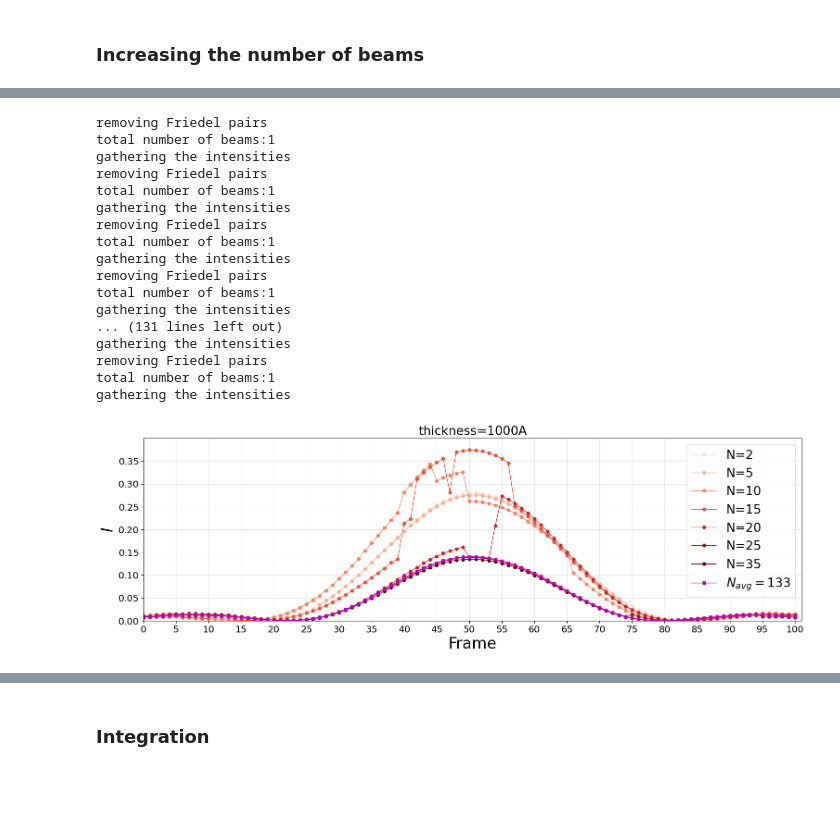
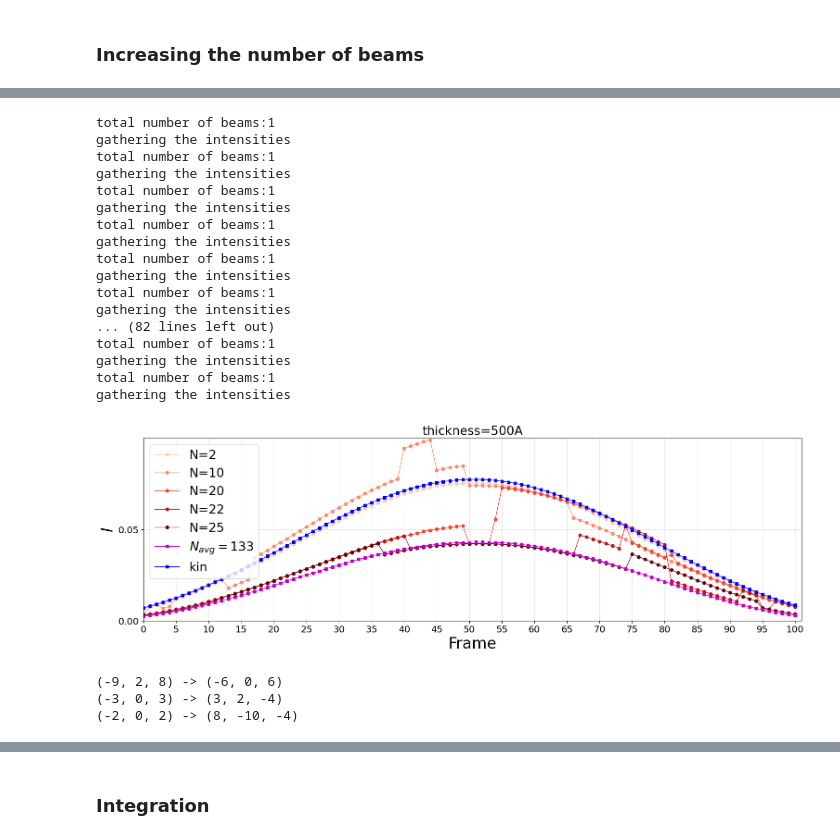
Before and after one commit to ccp4/ED_studies, a Jupyter notebook: bloch_kinematic/N-beam.ipynb, the cells around one changed output, grey strips where cells are left out. Cells and saved outputs as stored; diff of their text form; code cells hidden in the pictures; blank space fills up the shorter version.

```diff
--- a/bloch_kinematic/N-beam.ipynb
+++ b/bloch_kinematic/N-beam.ipynb
@@ -230,0 +286,5 @@ for hs in hs_:
+# %%
+### locate a reflection from coordinates
+x,y = 1.8e-5,6e-5
+i=np.sqrt(0*(df.Ikins-x)**2 + (df.Idyns-y)**2 ).argmin()
+df.iloc[i].name
@@ -230,0 +304,15 @@ for hs in hs_:
+# %%
+
+rock=ut.load_pkl(rock_file('Nbeam'))
+hklf=rock.get_full_refl(Swm=0.0045)
+
+thicks=rock.load(0).z
+Rfactors=np.zeros(thicks.shape)
+Ikin = lambda sw,t,xi_g:((np.pi*t/xi_g)*np.sinc(np.array(sw)*t))**2
+
+for i,t in enumerate(thicks):
+    iZs,nzs=rock._get_iZs(iZs=None,zs=[t])
+    Idyns = np.array([rock.Iz_dyn[h][iZs[0]] for h in hklf])
+    Ikins = np.abs([integrate.trapz(Ikin(sw,t,xi_g),sw) for xi_g,sw in zip(df.xi_g,rock.beams.loc[hklf,'Sw']) ])
+    Rfactors[i]=np.abs(Idyns-Ikins).sum()/Ikins.sum()*100
+    # print('t=%d, Rfactor=%.1f' %(t,Rfactors[i]))
@@ -260,6 +354,13 @@ all_beams = [rock__505.load(i).df_G.sort_values('Swa')[['Sw','Uga','xi_g']] for
 rock__505=ut.load_pkl(rock_file(name))
 # rock__50_5.do('_set_beams_vs_thickness',verbose=False, thicks=np.arange(100,10001,100),v=False)
 # print('plot')
-zs = [2000,3000,4000,5000,6000]
-rock__505.plot_rocking(refl=[h],zs=zs,figsize=figs,xylims=['y',0,1]);#,name='figs/rock_%s_%s.png' %(name,rep(h)),opt='sc')
+h=str((-5,0,5))
+zs = [5000]
+t=zs[0]
+sw=rock.beams.loc[h].Sw
+xi_g=np.real(df_Fhkl.loc[h].xi_g);print(xi_g)
+Ikin = ((np.pi*t/xi_g)*np.sinc(np.array(sw)*t))**2
+
+fig,ax=rock__505.plot_rocking(refl=[h],zs=zs,figsize=figs)#,xylims=['y',0,1]);#,name='figs/rock_%s_%s.png' %(name,rep(h)),opt='sc')
+ax.plot(sw,Ikin,'b--o',label='kin');
 # %% [output]
@@ -333,47 +434,61 @@ imported file : resources/LTA.cif
 object saved
 dat/LTA/rock
 # %%
-zs = [1000]
+zs = [500]
+h=str((-5,0,5))
 Iz=[ut.load_pkl(rock_file('-5_0_5_%dx%d' %(N,N))).get_rocking(refl=[h],zs=zs)[1][h][:,0] for N in Nbeams]
 #full dynamic
 Iend=rock__505.get_rocking(refl=[h],zs=zs)[1][h][:,0]
 Navg = rock__505.df.nbeams.mean()
 sw = r.beams.loc[h].Sw
 #kinematic
-xi_g,t=np.real(df_Fhkl.loc[h].xi_g),zs[0]
+xi_g,t=np.real(df.loc[h].xi_g),zs[0]
 Ikin = ((np.pi*t/xi_g)*np.sinc(np.array(sw)*t))**2
 # %% [output]
-removing Friedel pairs
 total number of beams:1
 gathering the intensities
-removing Friedel pairs
 total number of beams:1
 gathering the intensities
-removing Friedel pairs
 total number of beams:1
 gathering the intensities
-removing Friedel pairs
 total number of beams:1
 gathering the intensities
-... (131 lines left out)
-gathering the intensities
-removing Friedel pairs
 total number of beams:1
 gathering the intensities
+total number of beams:1
+gathering the intensities
+... (82 lines left out)
+total number of beams:1
+gathering the intensities
+total number of beams:1
+gathering the intensities
 # %%
 # fig,ax=dsp.create_fig(figsize=figs)
-idx = [0,3,8,13,18,23,33]
+idx = [0,8,18,20,23]
 x,xlab=sw,'$Sw(A^{-1})$'
 x,xlab=np.arange(len(Iz[0])),'Frame'
 
 cs = dsp.getCs('Reds',len(np.array(Nbeams)[idx]))
 plts =[[x,Iz[i],[c,'-o'],'N=%d' %Nbeams[i]] for i,c in zip(idx,cs) ]
 plts+=[[x,Iend,'m-s','$N_{avg}=%d$' %Navg]]
-# plts+=[[x,Ikin,'b-s','kin']]
+plts+=[[x,Ikin,'b-s','kin']]
 
 dsp.stddisp(plts,labs=[xlab,'$I$'],xyTicks=[5,0.05],
-            xylims=[0,101,0,0.4],title='thickness=%dA' %zs[0],
+            xylims=[0,101,0,0.1],title='thickness=%dA' %zs[0],
             figsize=figs);
 # %% [output]
-[figure, old version]
+[figure, new version]
+# %%
+idx = 18
+_hkls=np.array(mut.get_hkls(all_beams,idx+2,h=str((-5,0,5)),index=True))
+# print(_hkls[49]);print(_hkls[50])
+
+
+mut.get_beam_diff(_hkls,49);
+mut.get_beam_diff(_hkls,53);
+mut.get_beam_diff(_hkls,54);
+# %% [output]
+(-9, 2, 8) -> (-6, 0, 6)
+(-3, 0, 3) -> (3, 2, -4)
+(-2, 0, 2) -> (8, -10, -4)
 # %%
```
Also changed, not shown: parts of 33 cells of this notebook, 4 other files.
